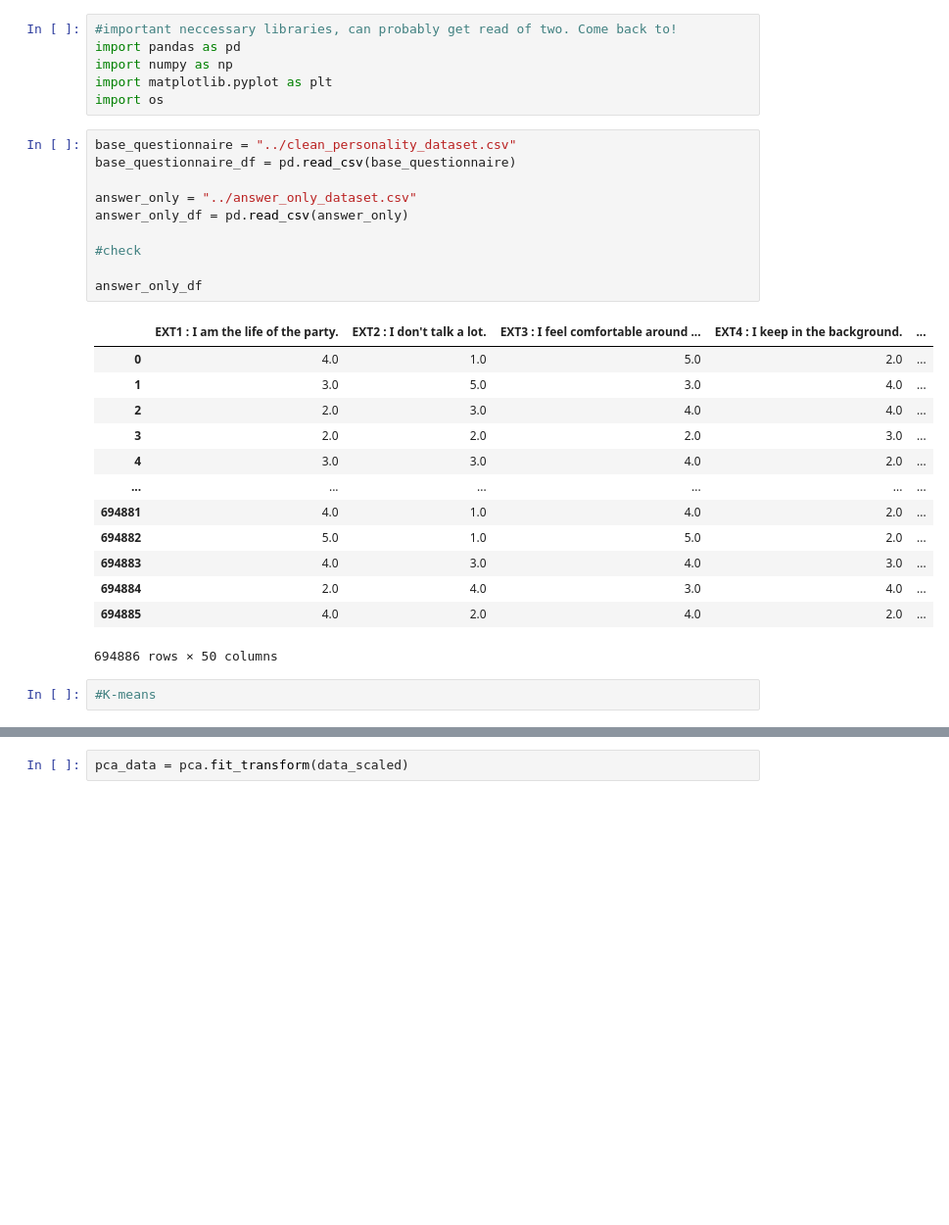
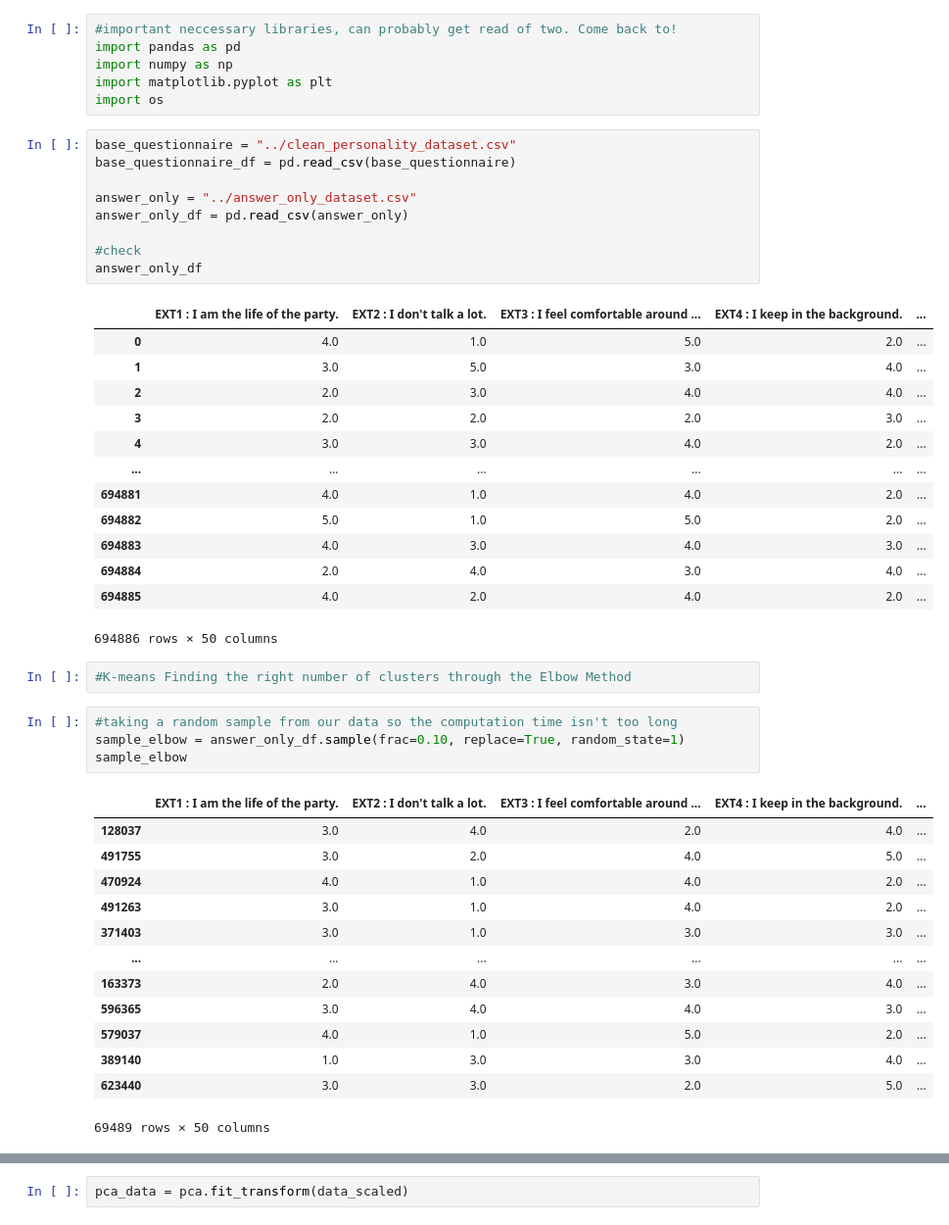
Before and after one commit to tfr2594/Big_Five_Personalities, a Jupyter notebook: Machine_Learning_KMeans.ipynb, the cells around one changed output, grey strips where cells are left out. Shown at 98% size. Drawn from its saved outputs; the diff is of its cells as text; blank space fills up the shorter version.

```diff
--- a/Machine_Learning_KMeans.ipynb
+++ b/Machine_Learning_KMeans.ipynb
@@ -12,7 +12,6 @@ answer_only = "../answer_only_dataset.csv"
 answer_only_df = pd.read_csv(answer_only)
 
 #check
-
 answer_only_df
 # %% [output]
 |  | EXT1 : I am the life of the party. | EXT2 : I don't talk a lot. | EXT3 : I feel comfortable around ... | EXT4 : I keep in the background. | ... |
@@ -29,4 +28,22 @@ answer_only_df
 | 694885 | 4.0 | 2.0 | 4.0 | 2.0 | ... |
 694886 rows × 50 columns
 # %%
-#K-means
+#K-means Finding the right number of clusters through the Elbow Method
+# %%
+#taking a random sample from our data so the computation time isn't too long
+sample_elbow = answer_only_df.sample(frac=0.10, replace=True, random_state=1)
+sample_elbow
+# %% [output]
+|  | EXT1 : I am the life of the party. | EXT2 : I don't talk a lot. | EXT3 : I feel comfortable around ... | EXT4 : I keep in the background. | ... |
+| 128037 | 3.0 | 4.0 | 2.0 | 4.0 | ... |
+| 491755 | 3.0 | 2.0 | 4.0 | 5.0 | ... |
+| 470924 | 4.0 | 1.0 | 4.0 | 2.0 | ... |
+| 491263 | 3.0 | 1.0 | 4.0 | 2.0 | ... |
+| 371403 | 3.0 | 1.0 | 3.0 | 3.0 | ... |
+| ... | ... | ... | ... | ... | ... |
+| 163373 | 2.0 | 4.0 | 3.0 | 4.0 | ... |
+| 596365 | 3.0 | 4.0 | 4.0 | 3.0 | ... |
+| 579037 | 4.0 | 1.0 | 5.0 | 2.0 | ... |
+| 389140 | 1.0 | 3.0 | 3.0 | 4.0 | ... |
+| 623440 | 3.0 | 3.0 | 2.0 | 5.0 | ... |
+69489 rows × 50 columns
```
Also changed, not shown: parts of 11 cells of this notebook.
